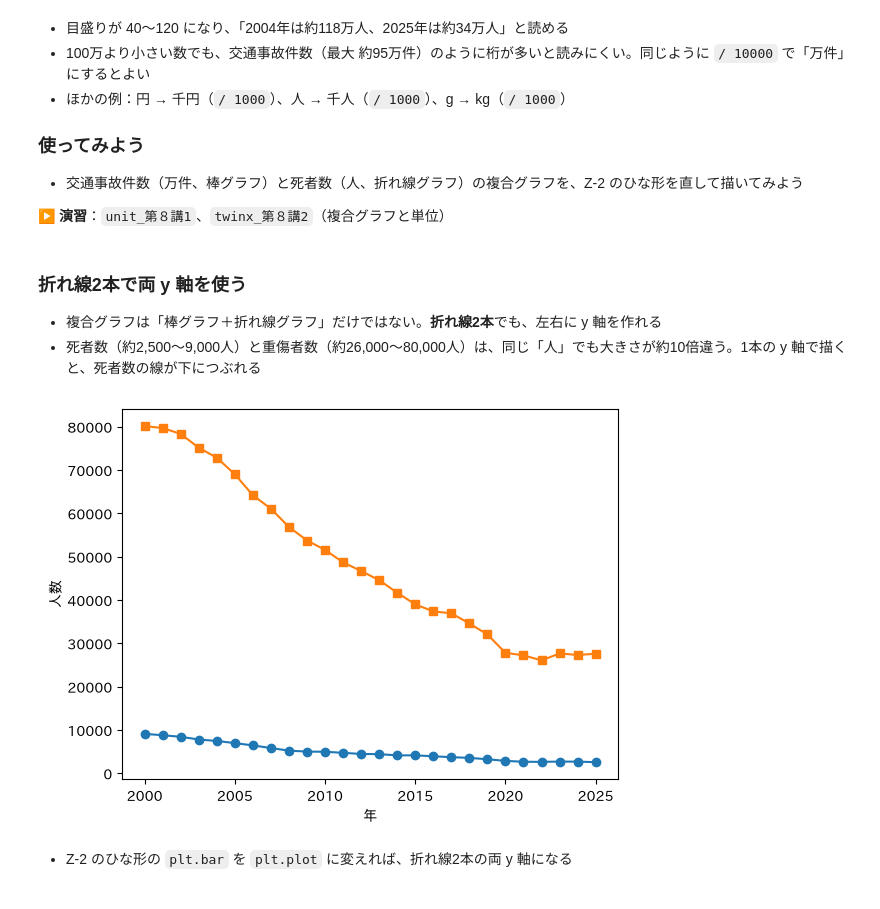
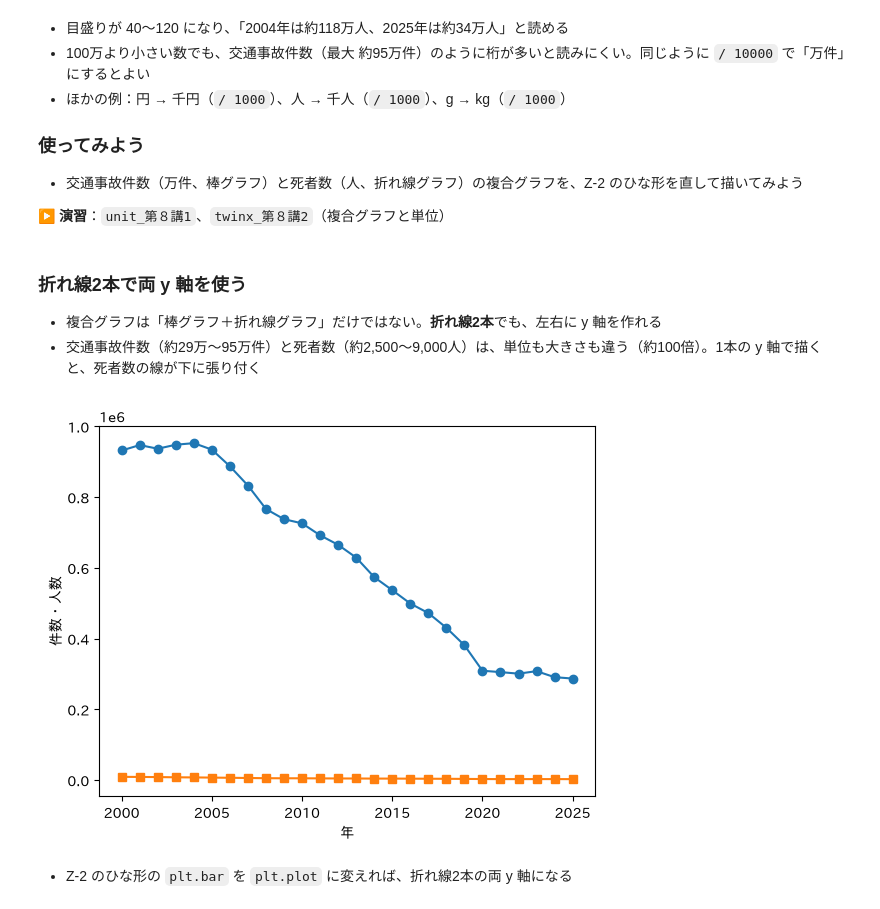
Before and after one commit to CreativeStudies-NGT/lectures, a Jupyter notebook: dsa/DSA2026_第８講_複合グラフ_注釈.ipynb, the cells around one changed output. Saved outputs shown, nothing was run; the diff lists cells and outputs as text; code cells hidden in the pictures.

```diff
--- a/dsa/DSA2026_第８講_複合グラフ_注釈.ipynb
+++ b/dsa/DSA2026_第８講_複合グラフ_注釈.ipynb
@@ -292,14 +292,14 @@ plt.show()
 ### 折れ線2本で両 y 軸を使う
 
 - 複合グラフは「棒グラフ＋折れ線グラフ」だけではない。**折れ線2本**でも、左右に y 軸を作れる
-- 死者数（約2,500〜9,000人）と重傷者数（約26,000〜80,000人）は、同じ「人」でも大きさが約10倍違う。1本の y 軸で描くと、死者数の線が下につぶれる
+- 交通事故件数（約29万〜95万件）と死者数（約2,500〜9,000人）は、単位も大きさも違う（約100倍）。1本の y 軸で描くと、死者数の線が下に張り付く
 # %%
-plt.plot(df_acc['年'], df_acc['死者数'], marker='o')
-plt.plot(df_acc['年'], df_acc['重傷者数'], marker='s')
+plt.plot(df_acc['年'], df_acc['交通事故件数'], marker='o')
+plt.plot(df_acc['年'], df_acc['死者数'], marker='s')
 plt.xlabel('年')
-plt.ylabel('人数')
+plt.ylabel('件数・人数')
 plt.show()
 # %% [output]
-[figure, old version]
+[figure, new version]
 # %% [markdown]
 - Z-2 のひな形の `plt.bar` を `plt.plot` に変えれば、折れ線2本の両 y 軸になる
```
Also changed, not shown: parts of 6 cells of this notebook.
